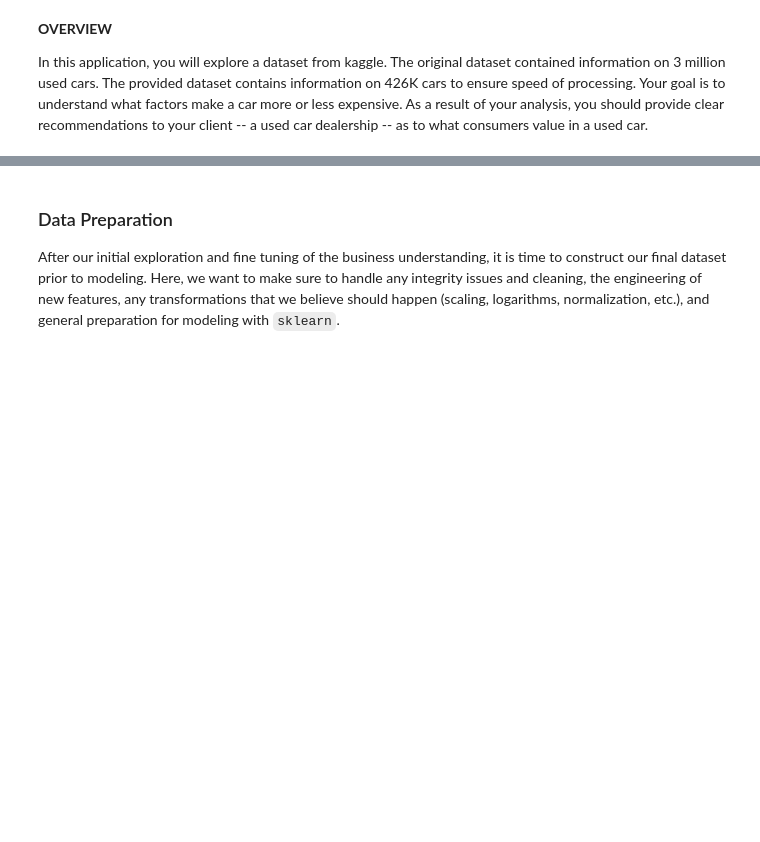
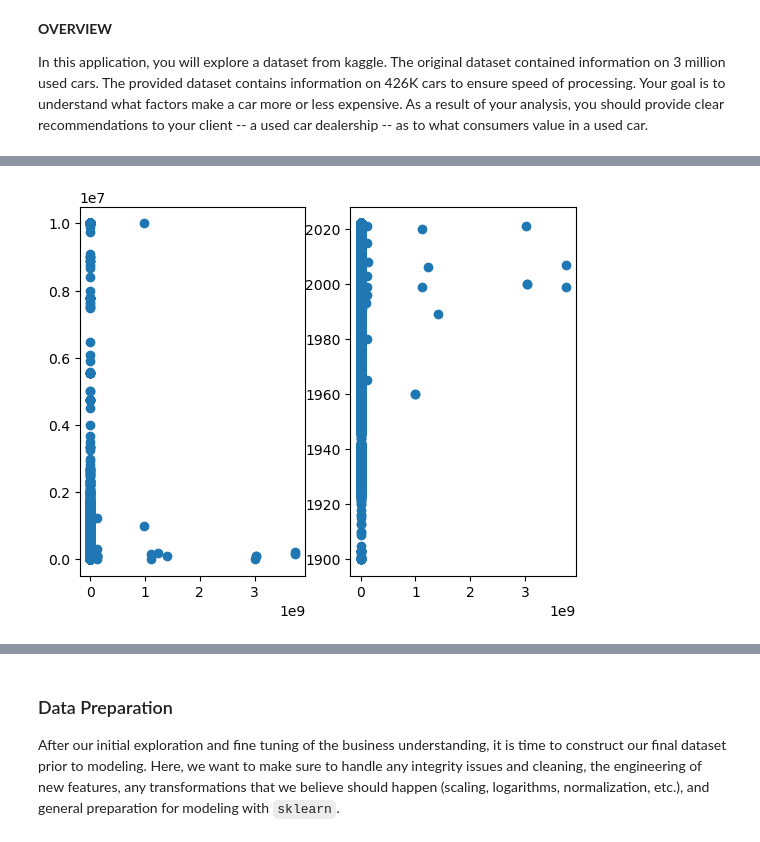
Before and after one commit to mohangunturu/whatdrivesvalueofcar, a Jupyter notebook: prompt_II.ipynb, the cells around one changed output, grey strips where cells are left out. Cells and saved outputs as stored; diff of their text form; code cells hidden in the pictures; blank space fills up the shorter version.

```diff
--- a/prompt_II.ipynb
+++ b/prompt_II.ipynb
@@ -30,0 +71,3 @@ After considering the business understanding, we want to get familiar with our d
+# %%
+data = pd.read_csv('data/vehicles.csv')
+data.info()
@@ -30,0 +204,6 @@ After considering the business understanding, we want to get familiar with our d
+# %%
+fig, axes = plt.subplots(ncols=2)
+for i, yvar in enumerate(['odometer', 'year']):
+    axes[i].scatter(data['price'],data[yvar])
+# %% [output]
+[figure, added]
```
Also changed, not shown: parts of 36 cells of this notebook.
